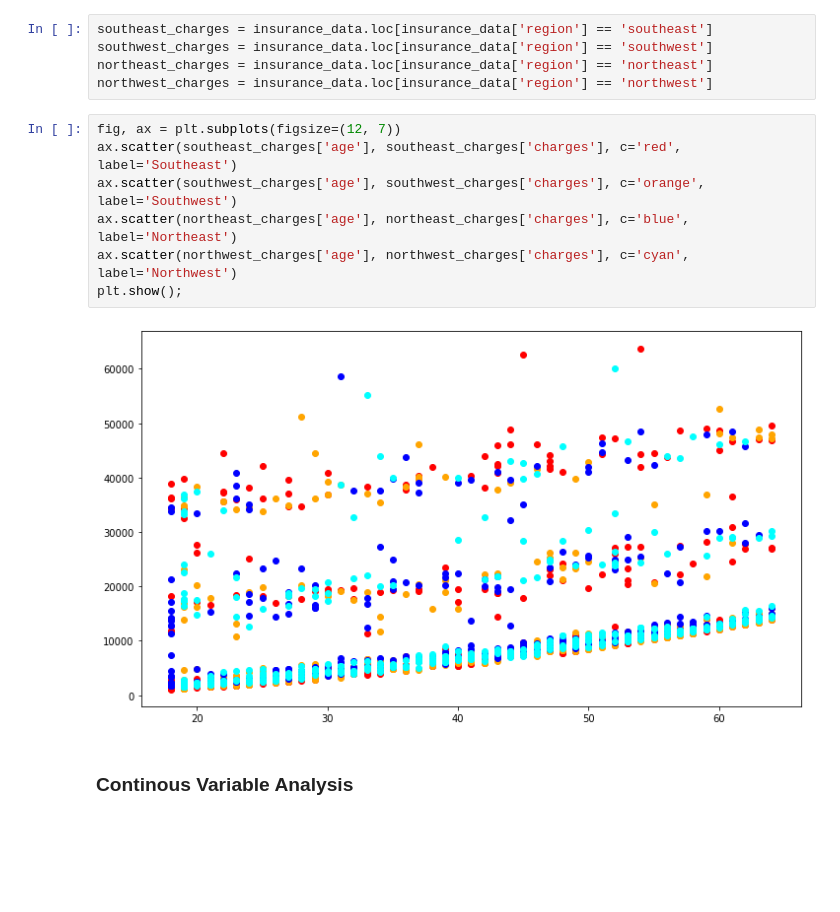
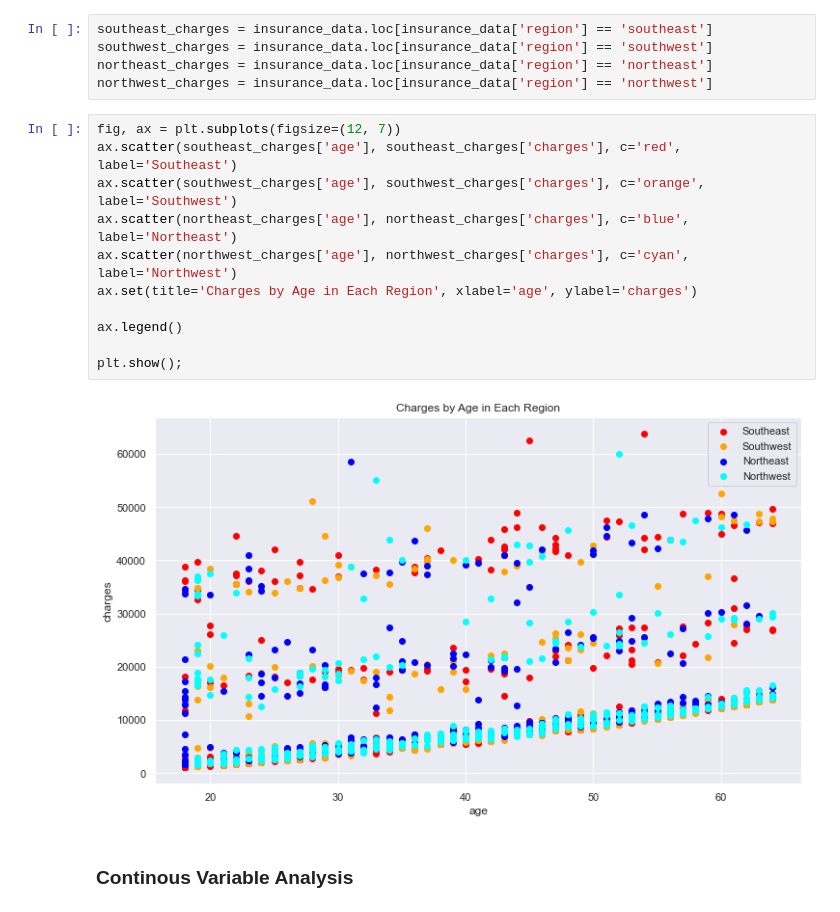
Before and after one commit to dwipaalfarisi/ads-projects, a Jupyter notebook: probability/prob.ipynb, the cells around one changed output. Cells and saved outputs as stored; diff of their text form; blank space fills up the shorter version.

```diff
--- a/probability/prob.ipynb
+++ b/probability/prob.ipynb
@@ -360,12 +433,16 @@ northwest_charges = insurance_data.loc[insurance_data['region'] == 'northwest']
 # %%
 fig, ax = plt.subplots(figsize=(12, 7))
 ax.scatter(southeast_charges['age'], southeast_charges['charges'], c='red', label='Southeast')
 ax.scatter(southwest_charges['age'], southwest_charges['charges'], c='orange', label='Southwest')
 ax.scatter(northeast_charges['age'], northeast_charges['charges'], c='blue', label='Northeast')
 ax.scatter(northwest_charges['age'], northwest_charges['charges'], c='cyan', label='Northwest')
+ax.set(title='Charges by Age in Each Region', xlabel='age', ylabel='charges')
+
+ax.legend()
+
 plt.show();
 # %% [output]
-[figure, old version]
+[figure, new version]
 # %% [markdown]
 ### Continous Variable Analysis
 # %% [markdown]
```
Also changed, not shown: parts of 45 cells of this notebook.
